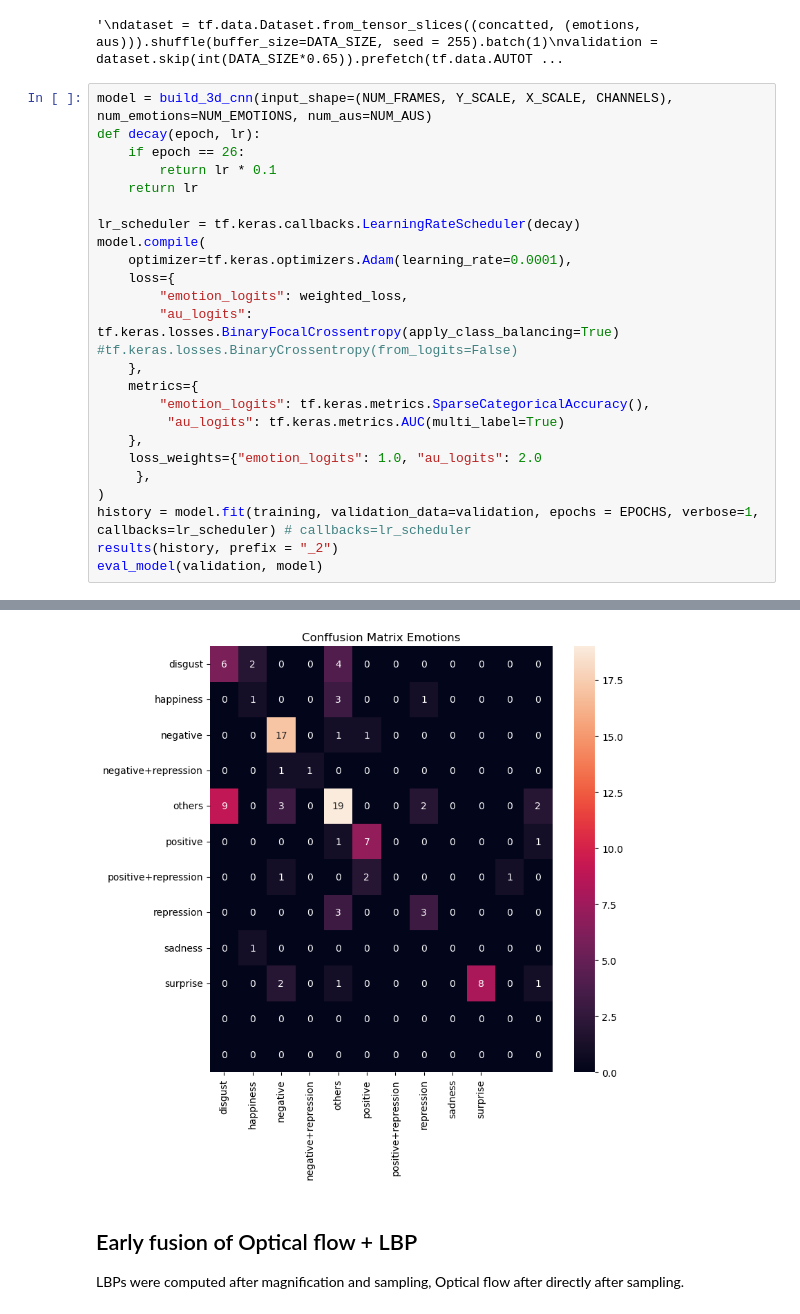
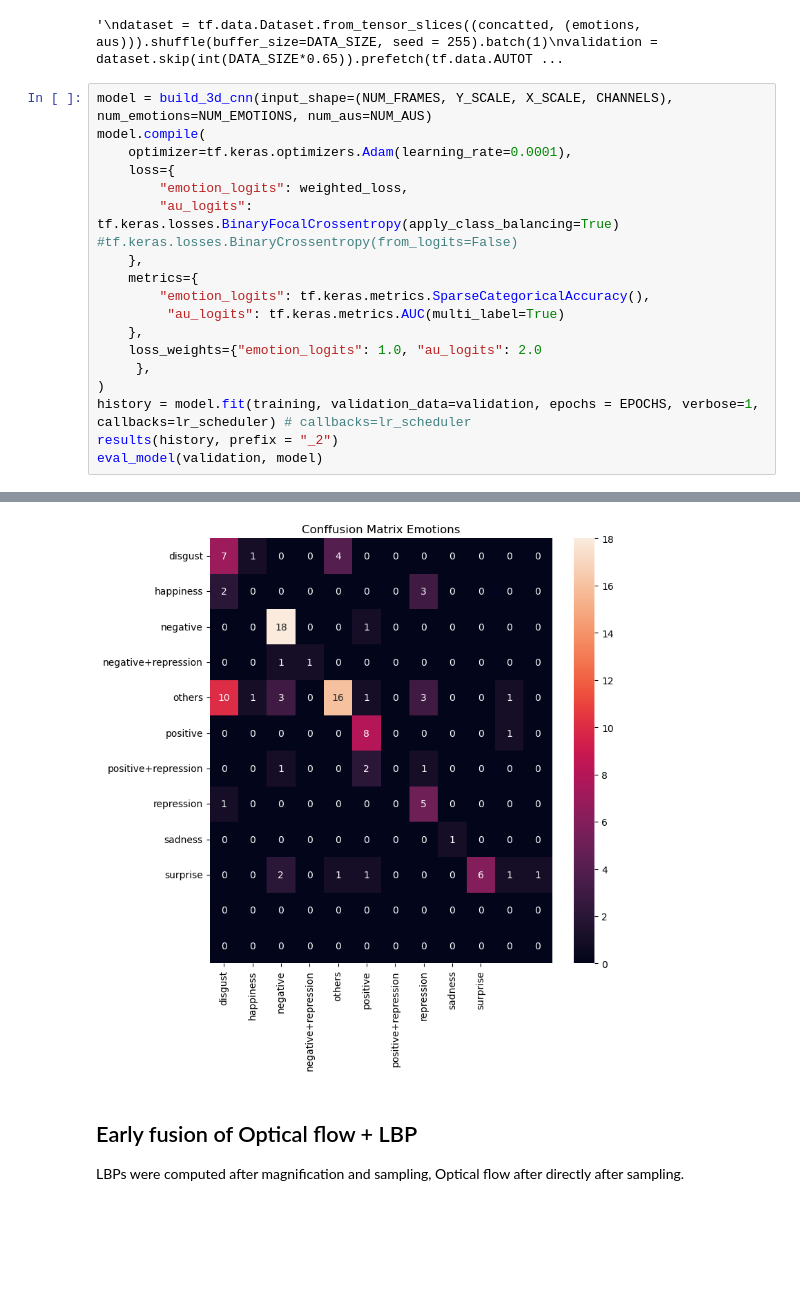
Before and after one commit to littlemicrowave/ME-based-emotion-classifier, a Jupyter notebook: models/3DCNN.ipynb, the cells around one changed output, grey strips where cells are left out. Cells and saved outputs as stored; diff of their text form; blank space fills up the shorter version.

```diff
--- a/models/3DCNN.ipynb
+++ b/models/3DCNN.ipynb
@@ -461,12 +466,6 @@ training = dataset.take(int(DATA_SIZE*0.65)).prefetch(tf.data.AUTOTUNE)
 '\ndataset = tf.data.Dataset.from_tensor_slices((concatted, (emotions, aus))).shuffle(buffer_size=DATA_SIZE, seed = 255).batch(1)\nvalidation = dataset.skip(int(DATA_SIZE*0.65)).prefetch(tf.data.AUTOT ...
 # %%
 model = build_3d_cnn(input_shape=(NUM_FRAMES, Y_SCALE, X_SCALE, CHANNELS), num_emotions=NUM_EMOTIONS, num_aus=NUM_AUS)
-def decay(epoch, lr):
-    if epoch == 26:
-        return lr * 0.1
-    return lr
-
-lr_scheduler = tf.keras.callbacks.LearningRateScheduler(decay)
 model.compile(
     optimizer=tf.keras.optimizers.Adam(learning_rate=0.0001),
     loss={
@@ -522,4 +521,4 @@ Epoch 30/30
-[figure, old version]
+[figure, new version]
 # %% [markdown]
 ## Early fusion of Optical flow + LBP
 
```
Also changed, not shown: parts of 6 cells of this notebook, 2 other files.
